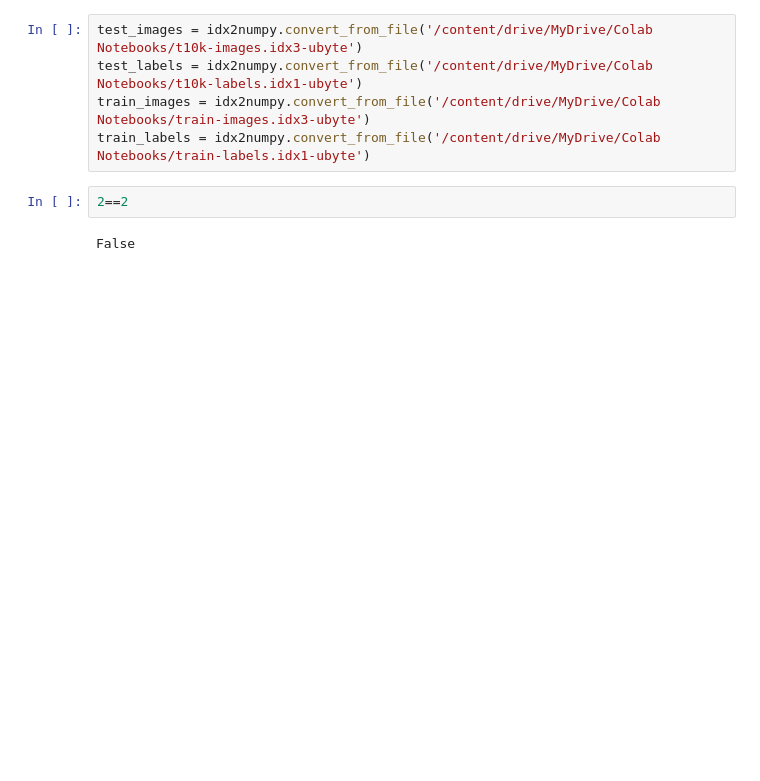
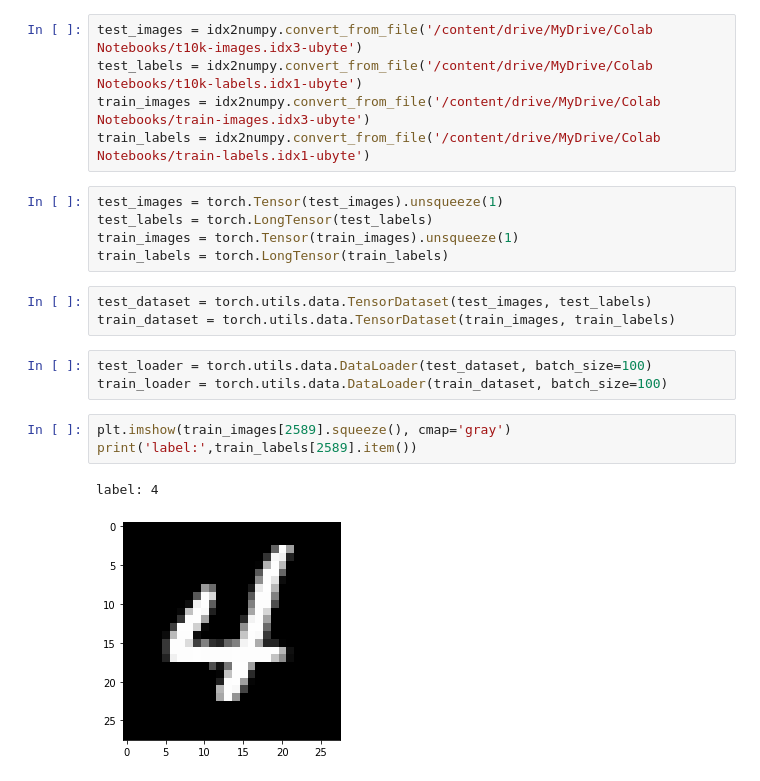
Before and after one commit to ABD-01/MNIST, a Jupyter notebook: CNN Model/MNIST_using_CNN_in_pytorch.ipynb, the cells around one changed output. Saved outputs shown, nothing was run; the diff lists cells and outputs as text; blank space fills up the shorter version.

```diff
--- a/CNN Model/MNIST_using_CNN_in_pytorch.ipynb
+++ b/CNN Model/MNIST_using_CNN_in_pytorch.ipynb
@@ -25,7 +30,20 @@ test_images = idx2numpy.convert_from_file('/content/drive/MyDrive/Colab Notebook
 test_labels = idx2numpy.convert_from_file('/content/drive/MyDrive/Colab Notebooks/t10k-labels.idx1-ubyte')
 train_images = idx2numpy.convert_from_file('/content/drive/MyDrive/Colab Notebooks/train-images.idx3-ubyte')
 train_labels = idx2numpy.convert_from_file('/content/drive/MyDrive/Colab Notebooks/train-labels.idx1-ubyte')
-# %%
-2==2
-# %% [output]
-False
+# %%
+test_images = torch.Tensor(test_images).unsqueeze(1)
+test_labels = torch.LongTensor(test_labels)
+train_images = torch.Tensor(train_images).unsqueeze(1)
+train_labels = torch.LongTensor(train_labels)
+# %%
+test_dataset = torch.utils.data.TensorDataset(test_images, test_labels)
+train_dataset = torch.utils.data.TensorDataset(train_images, train_labels)
+# %%
+test_loader = torch.utils.data.DataLoader(test_dataset, batch_size=100)
+train_loader = torch.utils.data.DataLoader(train_dataset, batch_size=100)
+# %%
+plt.imshow(train_images[2589].squeeze(), cmap='gray')
+print('label:',train_labels[2589].item())
+# %% [output]
+label: 4
+[figure, added]
```
Also changed, not shown: parts of 15 cells of this notebook.
